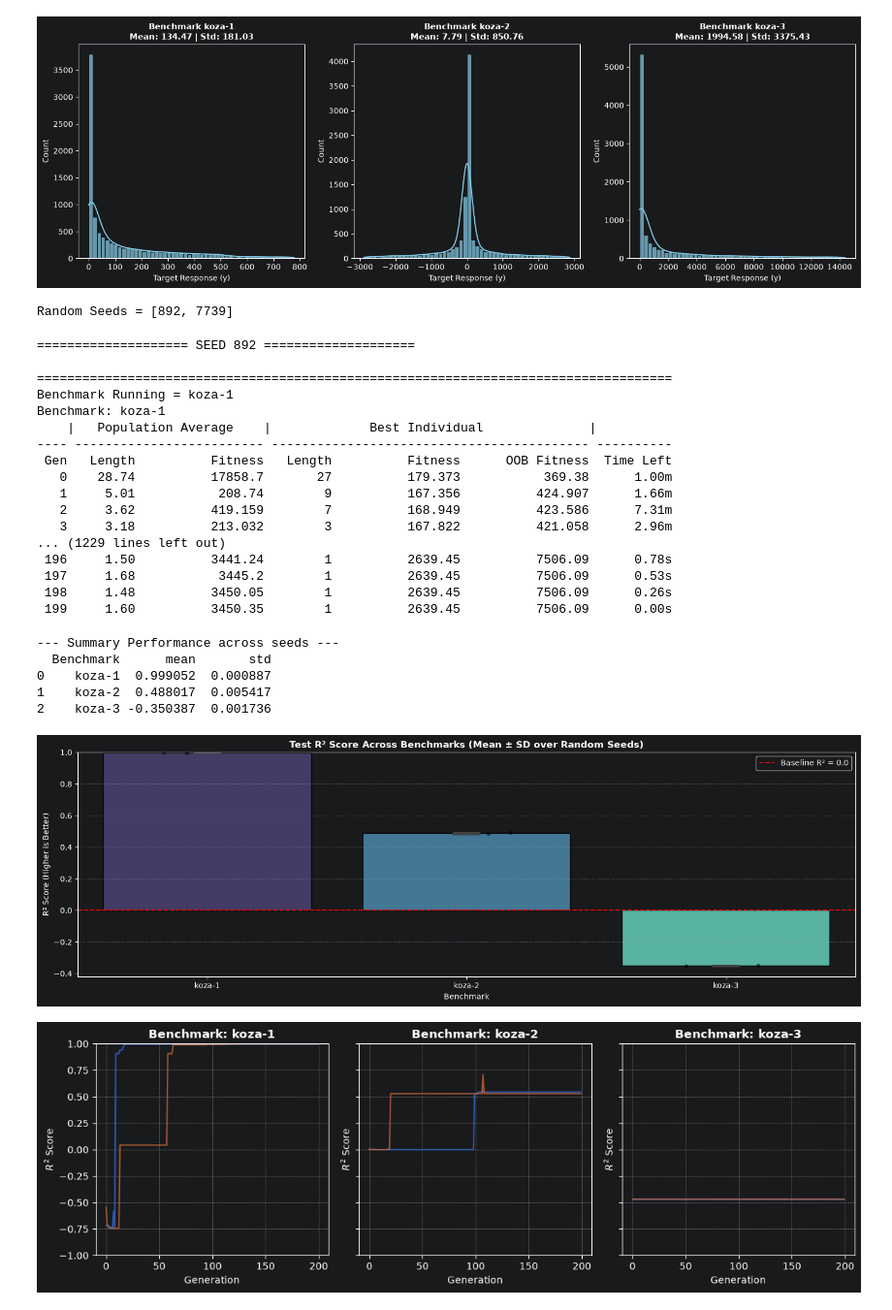
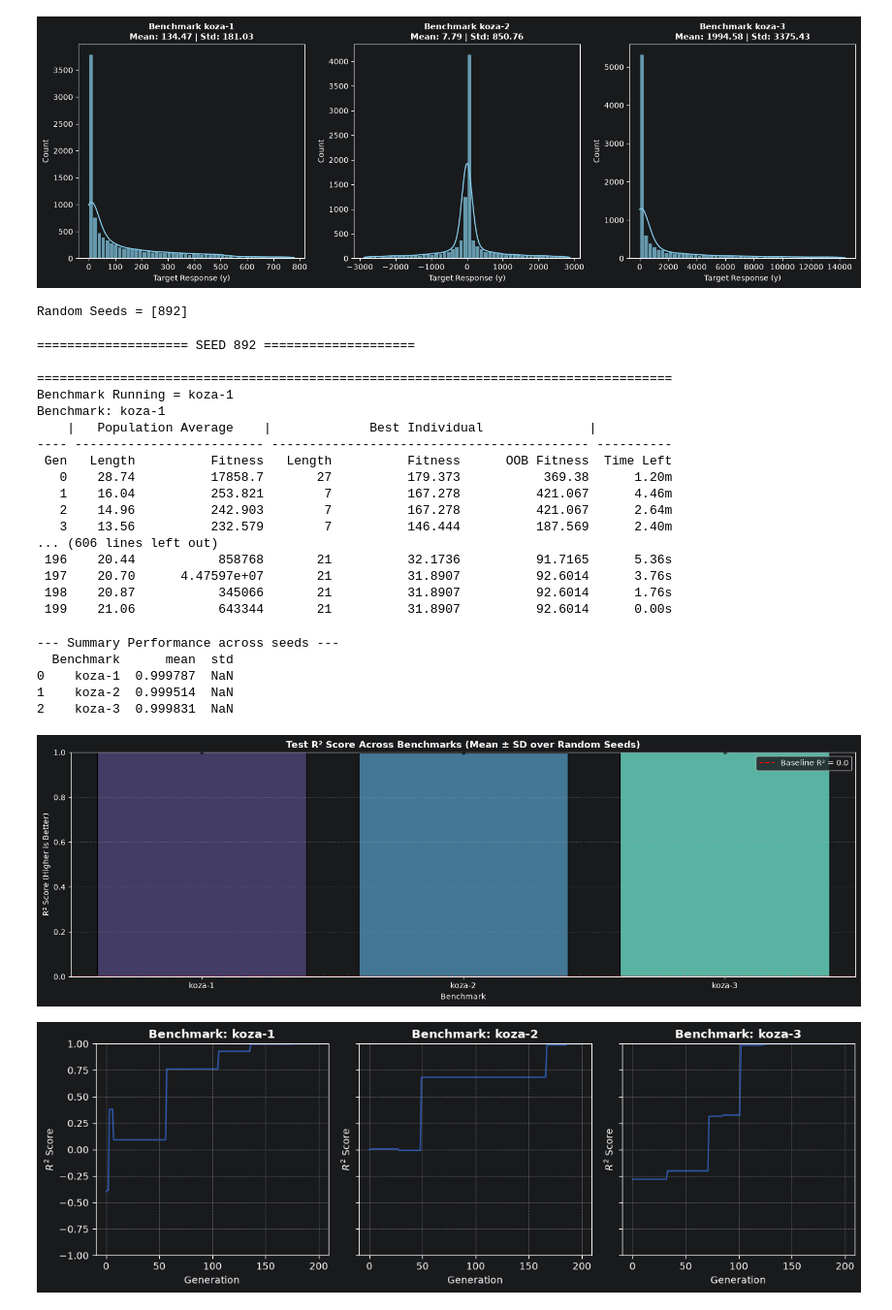
Before and after one commit to Repeating1212/gplearn, a Jupyter notebook: ppm/gp_testing_ppm.ipynb, the cells around one changed output. Shown at 97% size. Cells and saved outputs as stored; diff of their text form; code cells hidden in the pictures.

```diff
--- a/ppm/gp_testing_ppm.ipynb
+++ b/ppm/gp_testing_ppm.ipynb
@@ -25,17 +25,3 @@ from collections import defaultdict
 import graphviz
 
 os.environ["PATH"] += os.pathsep + r'C:\Program Files\Graphviz\bin'
-# %%
-# Ground truth
-x0 = np.arange(-1, 1, .1)
-x1 = np.arange(-1, 1, .1)
-x0, x1 = np.meshgrid(x0, x1)
-y_truth = x0**2 - x1**2 + x1 - 1
-
-ax = plt.figure().add_subplot(projection='3d')
-ax.set_xlim(-1, 1)
-ax.set_ylim(-1, 1)
-ax.set_xticks(np.arange(-1, 1.01, .5))
-ax.set_yticks(np.arange(-1, 1.01, .5))
-surf = ax.plot_surface(x0, x1, y_truth, rstride=1, cstride=1, color='green', alpha=0.5)
-plt.show()
@@ -44,10 +27,0 @@ plt.show()
-# %%
-rng = check_random_state(0)
-
-# Training samples
-X_train = rng.uniform(-1, 1, 100).reshape(50, 2)
-y_train = X_train[:, 0]**2 - X_train[:, 1]**2 + X_train[:, 1] - 1
-
-# Testing samples
-X_test = rng.uniform(-1, 1, 100).reshape(50, 2)
-y_test = X_test[:, 0]**2 - X_test[:, 1]**2 + X_test[:, 1] - 1
@@ -215,7 +180,7 @@ def get_params(random_seed):
     return dict(
     population_size=500,
     generations=200,
-    stopping_criteria=0.95,
+    stopping_criteria=0.01,
     tournament_size= 20,
     p_crossover=0.7,
     p_subtree_mutation=0.1,
@@ -228,18 +193,20 @@ def get_params(random_seed):
     metric='rmse',
     n_elites=1,
 
-    predator_population_size= 20,
-      catch_penalty= 0.50,
+    predator_population_size= 50,
+      catch_penalty= 1.00,
       catch_num= 2,
-      catch_size= 10
+      catch_size= 10,
+
+    competitive_constant = 10,
 )
 
 master_rng = np.random.default_rng(seed=42)
-random_seeds = master_rng.integers(low=0, high=10000, size=2).tolist()
+random_seeds = master_rng.integers(low=0, high=10000, size=1).tolist()
 print(f"Random Seeds = {random_seeds}")
 # random_seeds = [0]
 # %% [output]
-Random Seeds = [892, 7739]
+Random Seeds = [892]
 # %%
 results = []
 trained_regressors = defaultdict(dict)
@@ -284,15 +251,15 @@ Benchmark: koza-1
     |   Population Average    |             Best Individual              |
 ---- ------------------------- ------------------------------------------ ----------
  Gen   Length          Fitness   Length          Fitness      OOB Fitness  Time Left
-   0    28.74          17858.7       27          179.373           369.38      1.00m
-   1     5.01           208.74        9          167.356          424.907      1.66m
-   2     3.62          419.159        7          168.949          423.586      7.31m
-   3     3.18          213.032        3          167.822          421.058      2.96m
-... (1229 lines left out)
- 196     1.50          3441.24        1          2639.45          7506.09      0.78s
- 197     1.68           3445.2        1          2639.45          7506.09      0.53s
- 198     1.48          3450.05        1          2639.45          7506.09      0.26s
- 199     1.60          3450.35        1          2639.45          7506.09      0.00s
+   0    28.74          17858.7       27          179.373           369.38      1.20m
+   1    16.04          253.821        7          167.278          421.067      4.46m
+   2    14.96          242.903        7          167.278          421.067      2.64m
+   3    13.56          232.579        7          146.444          187.569      2.40m
+... (606 lines left out)
+ 196    20.44           858768       21          32.1736          91.7165      5.36s
+ 197    20.70      4.47597e+07       21          31.8907          92.6014      3.76s
+ 198    20.87           345066       21          31.8907          92.6014      1.76s
+ 199    21.06           643344       21          31.8907          92.6014      0.00s
 # %%
 # Convert results into a DataFrame
 df_results = pd.DataFrame(results)
@@ -337,11 +304,11 @@ plt.tight_layout()
 plt.show()
 # %% [output]
 --- Summary Performance across seeds ---
-  Benchmark      mean       std
-0    koza-1  0.999052  0.000887
-1    koza-2  0.488017  0.005417
-2    koza-3 -0.350387  0.001736
+  Benchmark      mean  std
+0    koza-1  0.999787  NaN
+1    koza-2  0.999514  NaN
+2    koza-3  0.999831  NaN
-[figure, old version]
+[figure, new version]
 # %%
 # Plot Best Program per Generation (R2 Score)
 
@@ -354,39 +321,39 @@ for idx, (name, seed_dict) in enumerate(trained_regressors.items()):
         ax = axes[idx]
 
         # Fetch test data ONCE per benchmark
-        _, _, X_test, y_test = get_benchmark_dataset(name, random_state=0)
+        X_train, y_train, _, _ = get_benchmark_dataset(name, random_state=0)
 
         # Plot each seed as a separate line in the current benchmark's subplot
         r2_scores = []
         for program in est_gp.best_programs_per_gen:
-            y_pred = program.execute(X_test) #[cite: 2]
-            score = r2_score(y_test, y_pred)
+            y_pred = program.execute(X_train) #[cite: 2]
+            score = r2_score(y_train, y_pred)
             r2_scores.append(score)
 
         # Plot line for this specific seed
         ax.plot(
             range(len(r2_scores)),
             r2_scores,
             marker='o',
             markersize=0,
             linewidth=1.5,
             label=f'Seed {seed}',
             alpha=0.75
         )
 
         # Subplot formatting per benchmark
         ax.set_title(f'Benchmark: {name}', fontsize=12, fontweight='bold')
         ax.set_xlabel('Generation')
         ax.set_ylabel('$R^2$ Score')
         ax.set_ylim(-1, 1)  # Set limit on each axis object
         ax.grid(True, linestyle='--', alpha=0.6)
         # ax.legend(loc='lower right', fontsize=8)
 
 # Hide any remaining unused subplots in the grid
 for j in range(idx + 1, len(axes)):
     fig.delaxes(axes[j])
 
 plt.tight_layout()
 plt.show()
 # %% [output]
-[figure, old version]
+[figure, new version]
```
Also changed, not shown: parts of 10 cells of this notebook, 6 other files.
